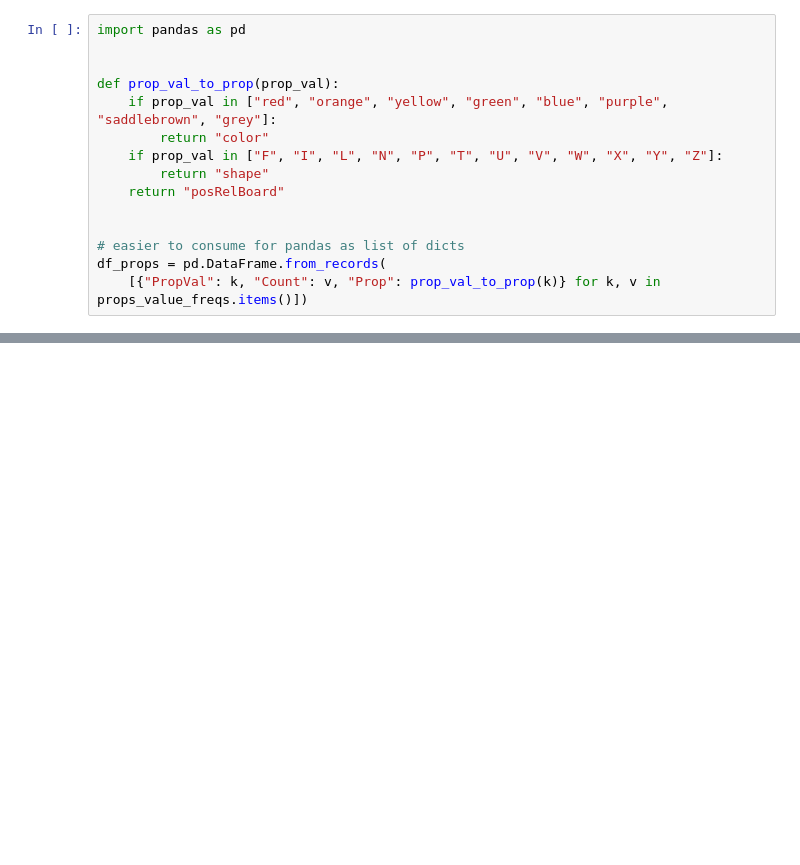
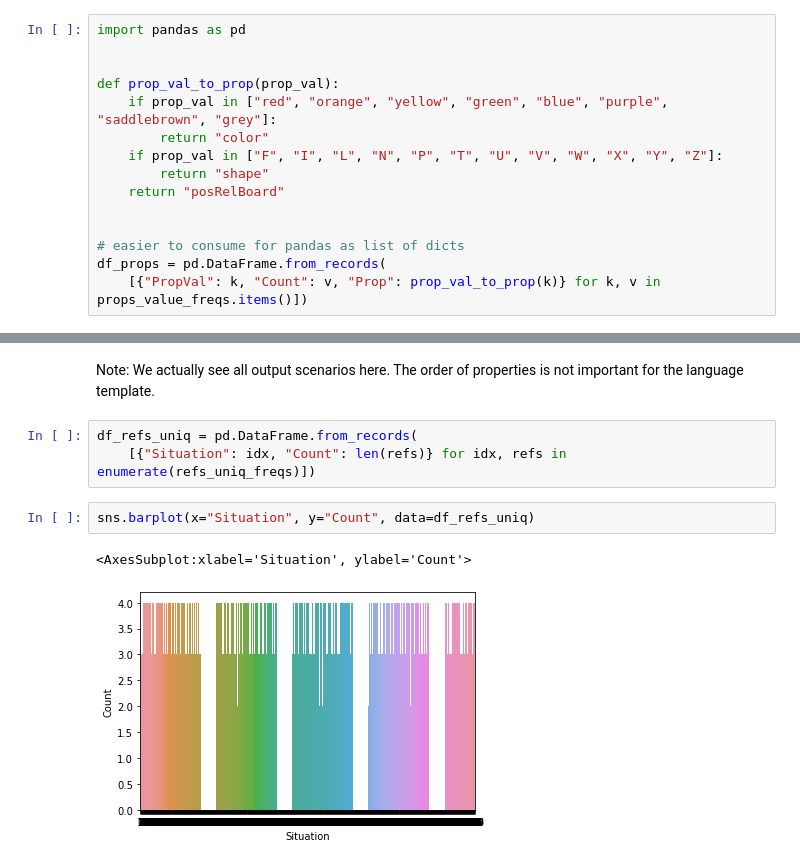
Before and after one commit to clp-research/golmi, a Jupyter notebook: scripts/inspect_data.ipynb, the cells around one changed output, grey strips where cells are left out. Cells and saved outputs as stored; diff of their text form; blank space fills up the shorter version.

```diff
--- a/scripts/inspect_data.ipynb
+++ b/scripts/inspect_data.ipynb
@@ -87,0 +150,10 @@ sns.catplot(x="Count", y="PropVal", col="Prop", kind="bar", data=df_props, orien
+# %% [markdown]
+Note: We actually see all output scenarios here. The order of properties is not important for the language template.
+# %%
+df_refs_uniq = pd.DataFrame.from_records(
+    [{"Situation": idx, "Count": len(refs)} for idx, refs in enumerate(refs_uniq_freqs)])
+# %%
+sns.barplot(x="Situation", y="Count", data=df_refs_uniq)
+# %% [output]
+<AxesSubplot:xlabel='Situation', ylabel='Count'>
+[figure, added]
```
Also changed, not shown: parts of 16 cells of this notebook.
